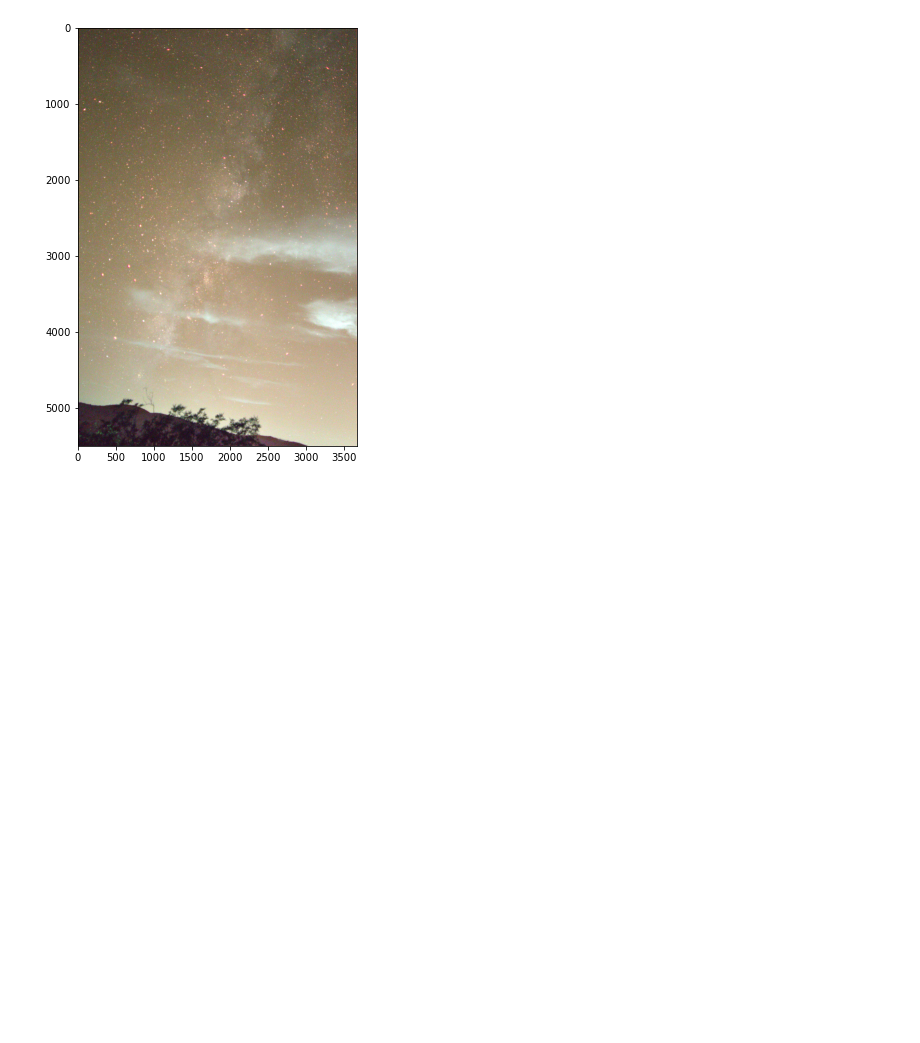
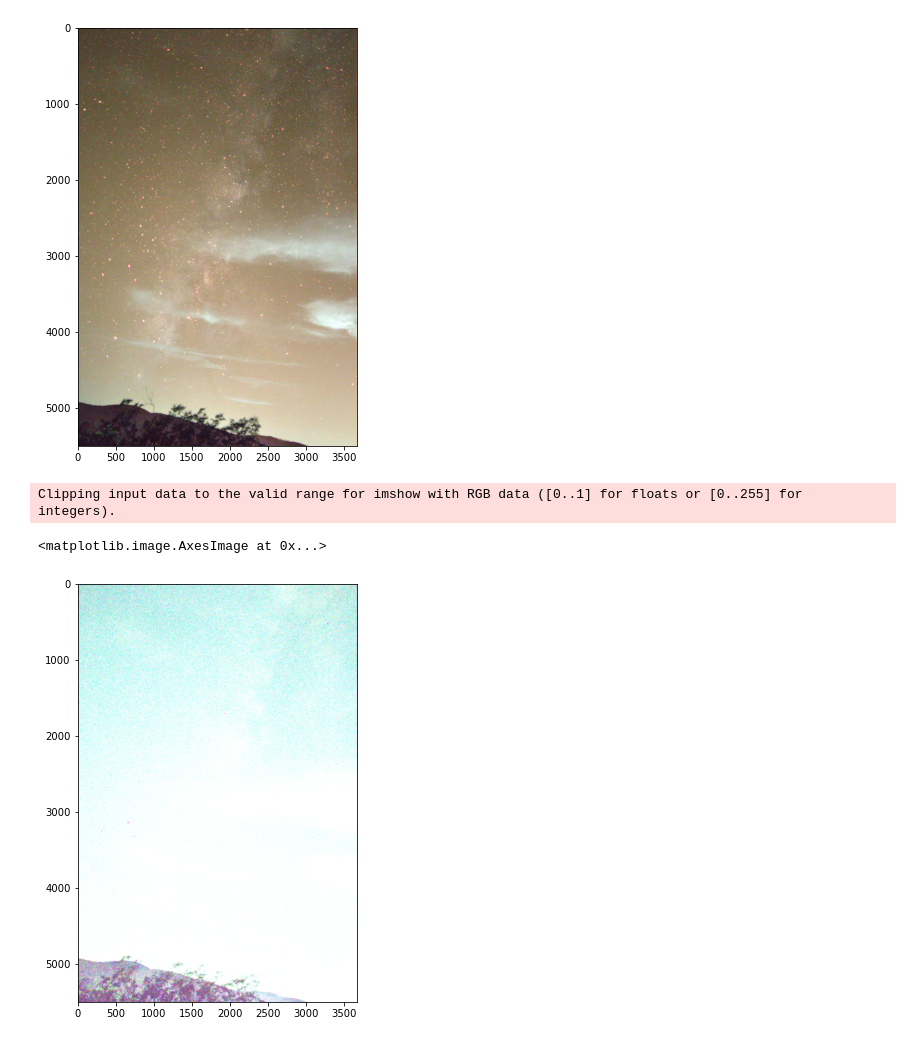
Before and after one commit to kekoziar/photography, a Jupyter notebook: cv2.ipynb, the cells around one changed output. Drawn from its saved outputs; the diff is of its cells as text; code cells hidden in the pictures; blank space fills up the shorter version.

```diff
--- a/cv2.ipynb
+++ b/cv2.ipynb
@@ -180,3 +180,12 @@ imshow(updated_image)
 # %% [output]
 <matplotlib.image.AxesImage at 0x...>
 [figure]
+# %%
+rgb = raw.postprocess(use_camera_wb=True, gamma=(1,1), no_auto_bright=True, output_bps=16) # a numpy RGB array
+#image = cv2.cvtColor(rgb, cv2.COLOR_RGB2BGR) # the OpenCV image
+# %%
+imshow(rgb)
+# %% [output]
+Clipping input data to the valid range for imshow with RGB data ([0..1] for floats or [0..255] for integers).
+<matplotlib.image.AxesImage at 0x...>
+[figure, added]
```
